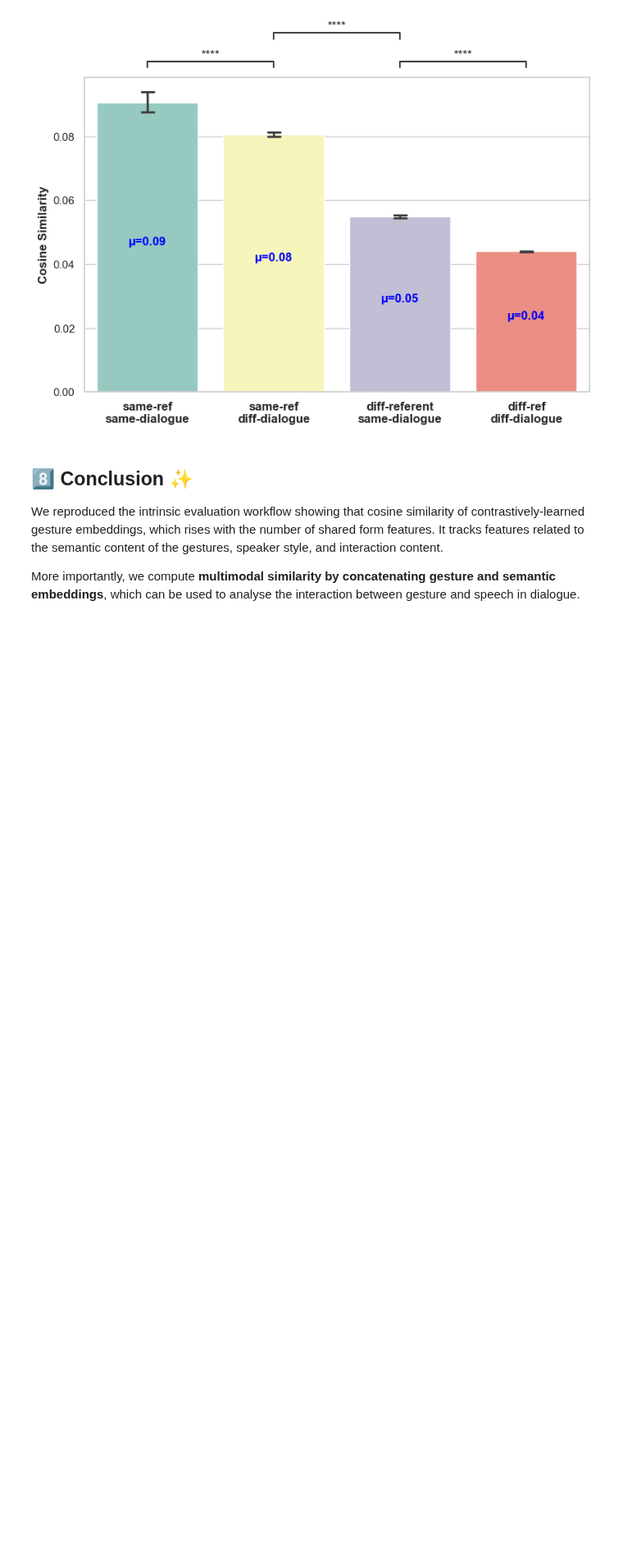
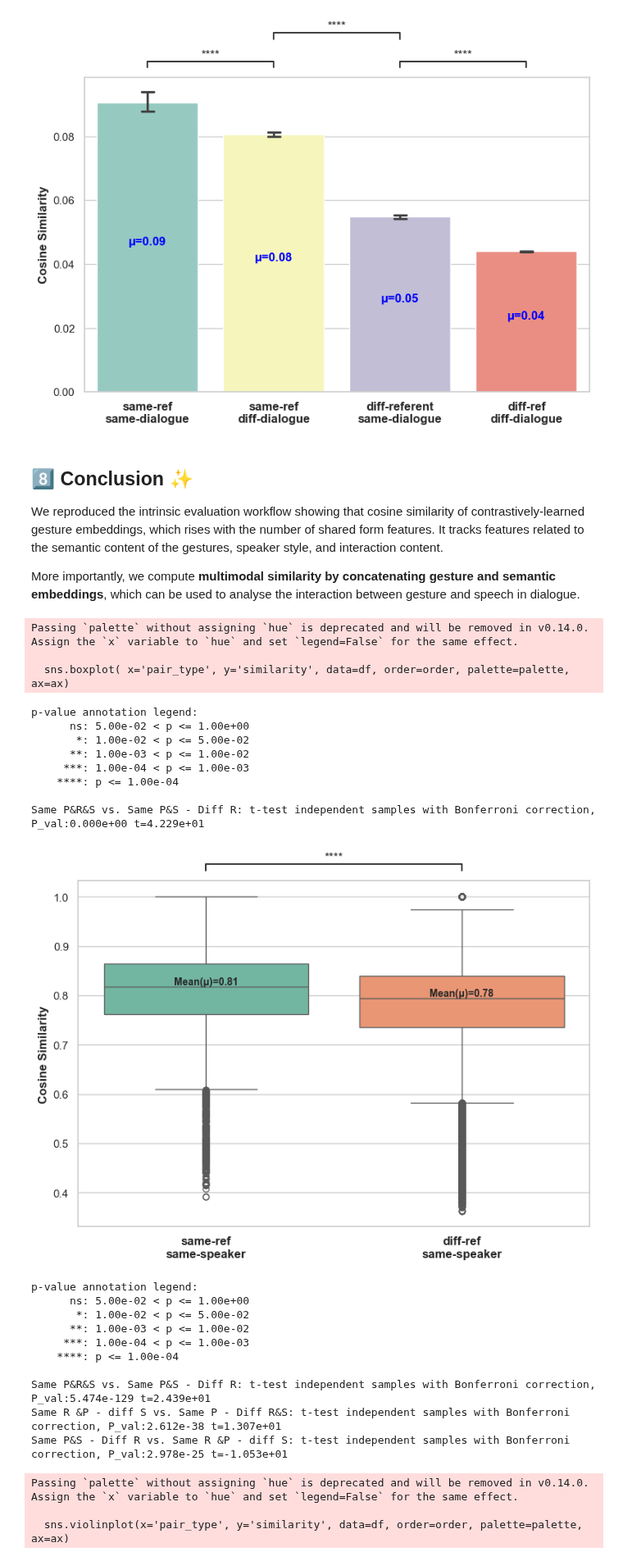
Before and after one commit to EsamGhaleb/medal_workshop_on_multimodal_interaction, a Jupyter notebook: Day2/Multimodal_Similarity_Analysis_Tutorial/Extracting_and_Analysing_Multimodal_Representations.ipynb, the cells around one changed output. Shown at 82% size. Drawn from its saved outputs; the diff is of its cells as text; code cells hidden in the pictures; blank space fills up the shorter version.

Commit message:
correct folders

```diff
--- a/Day2/Multimodal_Similarity_Analysis_Tutorial/Extracting_and_Analysing_Multimodal_Representations.ipynb
+++ b/Day2/Multimodal_Similarity_Analysis_Tutorial/Extracting_and_Analysing_Multimodal_Representations.ipynb
@@ -690,3 +706,41 @@ Same R - Diff P&S vs. Same P - Diff R&S: t-test independent samples with Bonferr
 We reproduced the intrinsic evaluation workflow showing that cosine similarity of contrastively‑learned gesture embeddings, which rises with the number of shared form features. It tracks features related to the semantic content of the gestures, speaker style, and interaction content.
 
 More importantly, we compute **multimodal similarity by concatenating gesture and semantic embeddings**, which can be used to analyse the interaction between gesture and speech in dialogue.
+# %%
+### ↘️ edit here and re‑run ################################################
+MODEL_KEY = 'multimodal-x'   # e.g. 'multimodal-x'
+MODALITY  = 'semantic'     # 'gesture' | 'semantic' | 'multimodal'
+########################################################################
+
+sim_mat = compute_cosine_similarity(gestures_df, MODEL_KEY, modality=MODALITY)
+similarities_df = create_pairs_df_for_comparisons(gestures_df, sim_mat)
+# Plot the similarity distributions
+plot_same_speaker_similarity(similarities_df, subsample=True)
+plot_cross_speaker_similarity(similarities_df, subsample=True)
+plot_cross_dialogue_similarity(similarities_df, subsample=False)
+# %% [output]
+Passing `palette` without assigning `hue` is deprecated and will be removed in v0.14.0. Assign the `x` variable to `hue` and set `legend=False` for the same effect.
+
+  sns.boxplot( x='pair_type', y='similarity', data=df, order=order, palette=palette, ax=ax)
+p-value annotation legend:
+      ns: 5.00e-02 < p <= 1.00e+00
+       *: 1.00e-02 < p <= 5.00e-02
+      **: 1.00e-03 < p <= 1.00e-02
+     ***: 1.00e-04 < p <= 1.00e-03
+    ****: p <= 1.00e-04
+
+Same P&R&S vs. Same P&S - Diff R: t-test independent samples with Bonferroni correction, P_val:0.000e+00 t=4.229e+01
+[figure, added]
+p-value annotation legend:
+      ns: 5.00e-02 < p <= 1.00e+00
+       *: 1.00e-02 < p <= 5.00e-02
+      **: 1.00e-03 < p <= 1.00e-02
+     ***: 1.00e-04 < p <= 1.00e-03
+    ****: p <= 1.00e-04
+
+Same P&R&S vs. Same P&S - Diff R: t-test independent samples with Bonferroni correction, P_val:5.474e-129 t=2.439e+01
+Same R &P - diff S vs. Same P - Diff R&S: t-test independent samples with Bonferroni correction, P_val:2.612e-38 t=1.307e+01
+Same P&S - Diff R vs. Same R &P - diff S: t-test independent samples with Bonferroni correction, P_val:2.978e-25 t=-1.053e+01
+Passing `palette` without assigning `hue` is deprecated and will be removed in v0.14.0. Assign the `x` variable to `hue` and set `legend=False` for the same effect.
+
+  sns.violinplot(x='pair_type', y='similarity', data=df, order=order, palette=palette, ax=ax)
```
Also changed, not shown: parts of 3 cells of this notebook, 18 other files.
